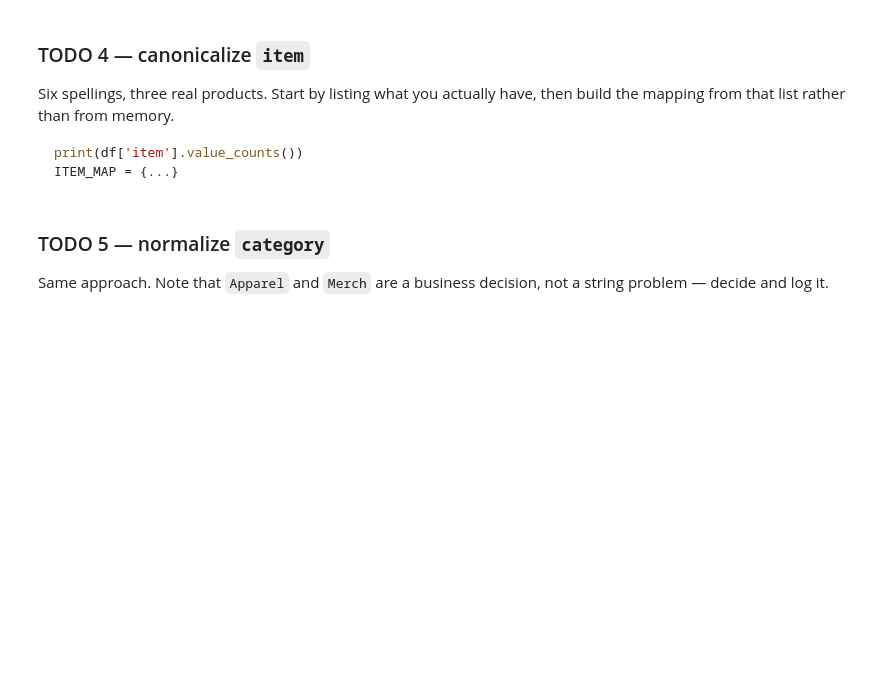
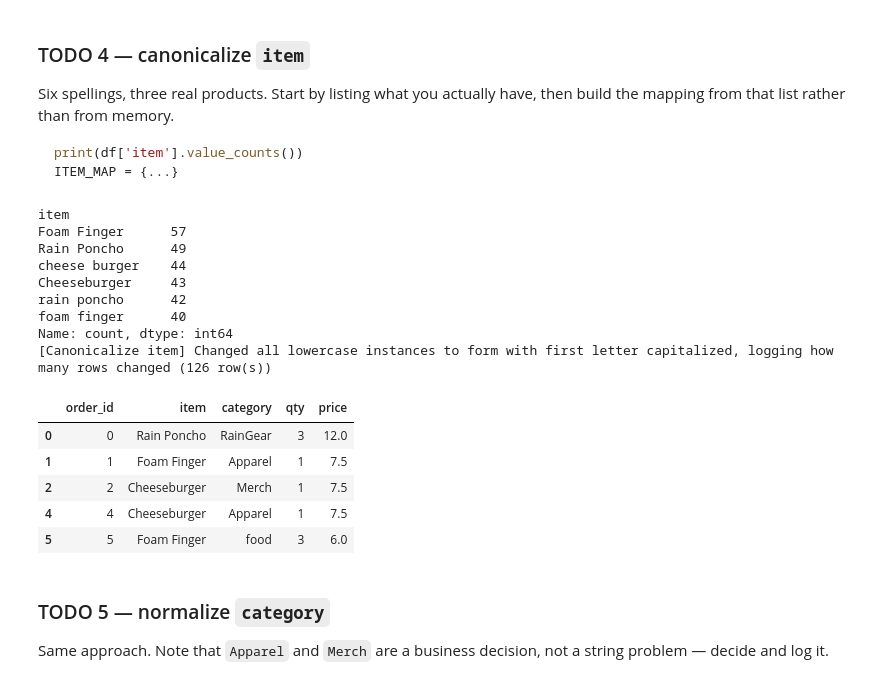
Before and after one commit to derekhatherley/ds2002-fa26, a Jupyter notebook: 2026_09_25_—_Cleaning_Gauntlet_—_Lab.ipynb, the cells around one changed output. Drawn from its saved outputs; the diff is of its cells as text; code cells hidden in the pictures; blank space fills up the shorter version.

```diff
--- a/2026_09_25_—_Cleaning_Gauntlet_—_Lab.ipynb
+++ b/2026_09_25_—_Cleaning_Gauntlet_—_Lab.ipynb
@@ -54,12 +54,12 @@ df.head()
 # %%
 # TODO
 original_rows = len(df)
-cleandf = df.copy()
-cleandf = cleandf.drop_duplicates().reset_index(drop = True)
-new_rows = len(cleandf)
+rawdf = df.copy()
+df = df.drop_duplicates().reset_index(drop = True)
+new_rows = len(df)
 affected_rows = original_rows - new_rows
 log('Drop duplicates', 'Copied original data and removed duplicate rows', affected_rows)
-cleandf.head()
+df.head()
 # %% [output]
 [Drop duplicates] Copied original data and removed duplicate rows (15 row(s))
 |  | order_id | item | category | qty | price |
@@ -86,10 +90,13 @@ ValueError: could not convert string to float: np.str_('$12.00')
 # %%
 # TODO
 
-affected_rows = cleandf['qty'].isna().sum() + (cleandf['qty'] < 0).sum()
-cleandf = cleandf.dropna()
-cleandf = cleandf[cleandf['qty'] > 0]
-cleandf['qty'] = cleandf['qty'].astype(int)
+affected_rows = df['qty'].isna().sum() + (df['qty'] < 0).sum()
+df = df.dropna()
+df = df[df['qty'] > 0]
+df['qty'] = df['qty'].astype(int)
 log('Clean qty', 'Removed NaN or negative quantity values', affected_rows)
-cleandf.head()
+df.head()
+
+rev2 = (df['price']*df['qty']).sum()
+print('The revenue at this stage is: $', rev2)
 # %% [output]
@@ -114,3 +114,40 @@ ITEM_MAP = {...}
+# %%
+# TODO: inspect the variants, build a mapping dict, apply it, log the collapse
+
+
+print(df['item'].value_counts())
+ITEM_MAP = {
+    'Cheeseburger': 'Cheeseburger',
+    'cheese burger': 'Cheeseburger',
+    'Foam Finger': 'Foam Finger',
+    'foam finger': 'Foam Finger',
+    'Rain Poncho': 'Rain Poncho',
+    'rain poncho': 'Rain Poncho'
+}
+
+starting_items = df['item'].copy()
+df['item'] = df['item'].map(ITEM_MAP)
+changed = (starting_items != df['item']).sum()
+
+log('Canonicalize item', 'Changed all lowercase instances to form with first letter capitalized, logging how many rows changed', changed)
+
+df.head()
+# %% [output]
+item
+Foam Finger      57
+Rain Poncho      49
+cheese burger    44
+Cheeseburger     43
+rain poncho      42
+foam finger      40
+Name: count, dtype: int64
+[Canonicalize item] Changed all lowercase instances to form with first letter capitalized, logging how many rows changed (126 row(s))
+|  | order_id | item | category | qty | price |
+| 0 | 0 | Rain Poncho | RainGear | 3 | 12.0 |
+| 1 | 1 | Foam Finger | Apparel | 1 | 7.5 |
+| 2 | 2 | Cheeseburger | Merch | 1 | 7.5 |
+| 4 | 4 | Cheeseburger | Apparel | 1 | 7.5 |
+| 5 | 5 | Foam Finger | food | 3 | 6.0 |
 # %% [markdown]
 ### TODO 5 — normalize `category`
 
```
Also changed, not shown: parts of 13 cells of this notebook.
